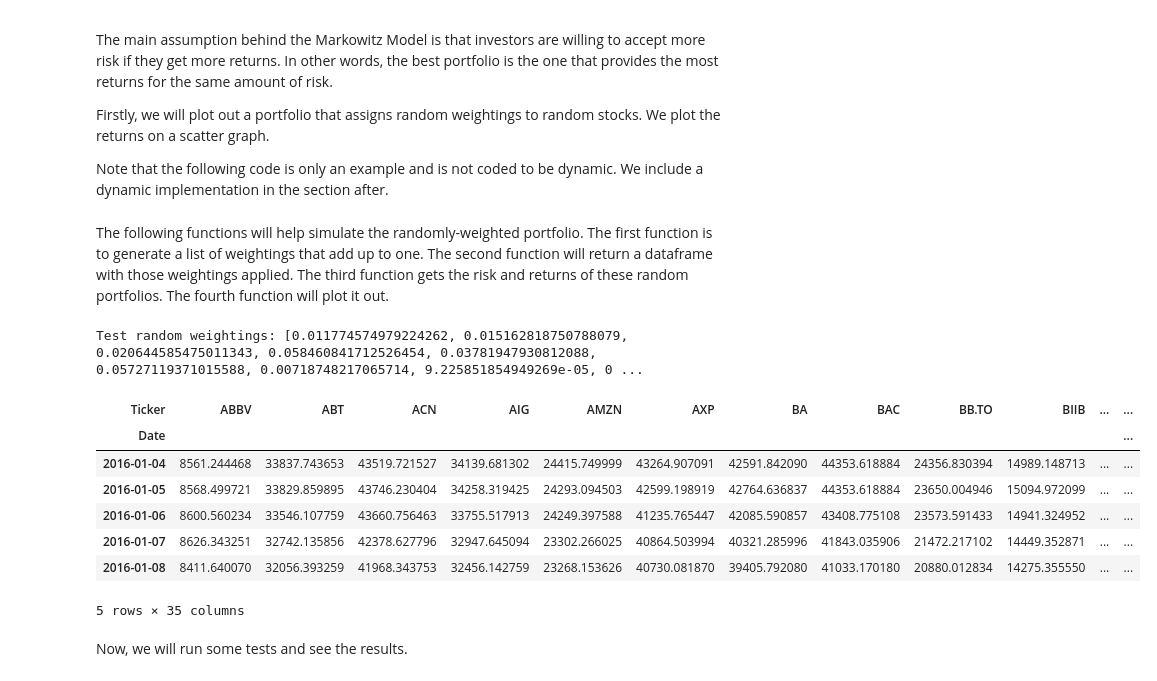
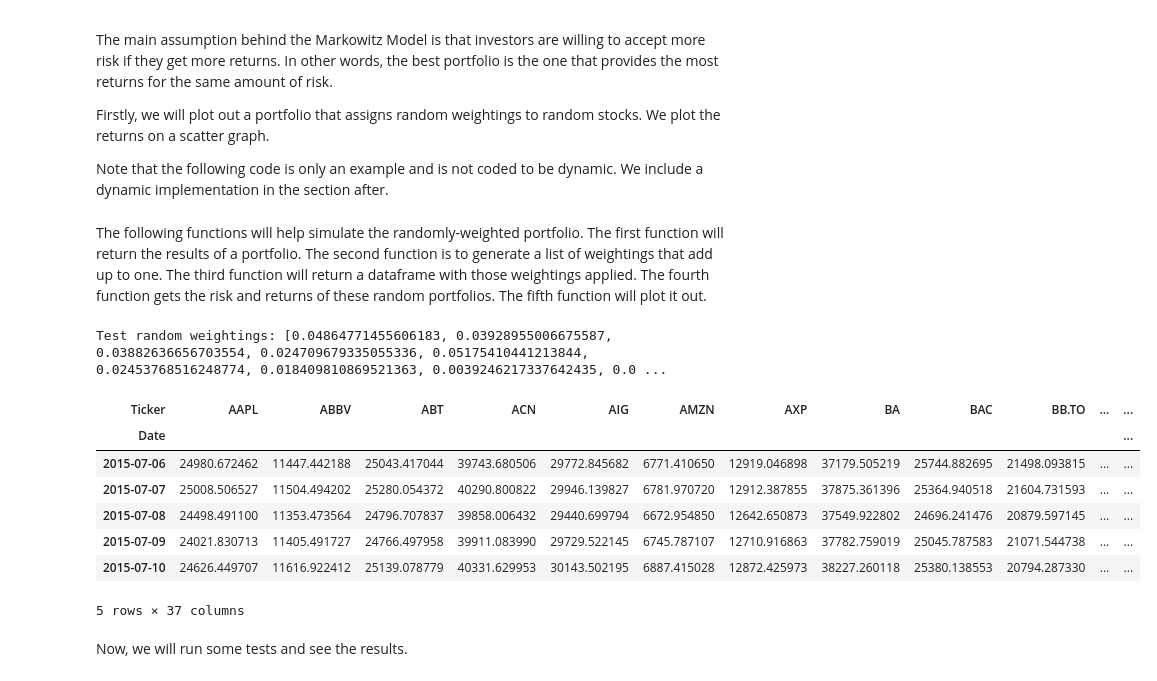
Before and after one commit to JasonLi14/Portfolio-Analyzer, a Jupyter notebook: Team_02_Assignment.ipynb, the cells around one changed output. Saved outputs shown, nothing was run; the diff lists cells and outputs as text; code cells hidden in the pictures.

Commit message:
Incorporate my portion with the resst of the code -Jason

```diff
--- a/Team_02_Assignment.ipynb
+++ b/Team_02_Assignment.ipynb
@@ -333,9 +328,19 @@ def correlation_filter(prices: pd.DataFrame, max_corr: float):
             i += 1
     return tickers
 
-stock_pct_change = close_prices.pct_change(fill_method=None)
-stock_pct_change.drop(index=stock_pct_change.index[0], inplace=True)
 
+def convertToPct(df):
+    """
+    Converts a stock dataframe to percentage changes
+    :param df: pd.DataFrame
+    :return: pd.DataFrame
+    """
+    pct_df = df.pct_change(fill_method=None)
+    # Drop first row
+    pct_df.drop(index=pct_df.index[0], inplace=True)
+    return pct_df
+
+stock_pct_change = convertToPct(close_prices)
 stock_pct_change = keep_tickers(stock_pct_change, correlation_filter(stock_pct_change, 0.5))
 
 display(stock_pct_change.head())
@@ -603,13 +608,3 @@ Finally, reduce the number of stock prices that we have in our dataframe to cont
 # %% [markdown]
 # Finding the Weightings
 In this section, we will try to find the optimal weightings with the stocks that have been chosen. We will be implementing ideas from Modern Portfolio Theory. In the next section, we will go over the theory behind this model. Then, we will implement our ideas to create a portfolio that meets our needs.
-# %%
-# THIS WILL PROBABLY BE REMOVED
-# This code block is to get stocks data
-import jason
-import markowitz
-start_date = "2012-11-09"
-end_date = "2024-11-09"
-valid_stocks = ["AAPL", "MSFT", "AMZN", "NASDAQ", "SPY"]
-close_prices = markowitz.getClosePrices(start_date, end_date, valid_stocks[:4], start_date)
-display(close_prices.head())
@@ -623,8 +616,16 @@ Firstly, we will plot out a portfolio that assigns random weightings to random s
 
 Note that the following code is only an example and is not coded to be dynamic. We include a dynamic implementation in the section after.
 # %% [markdown]
-The following functions will help simulate the randomly-weighted portfolio. The first function is to generate a list of weightings that add up to one. The second function will return a dataframe with those weightings applied. The third function gets the risk and returns of these random portfolios. The fourth function will plot it out.
+The following functions will help simulate the randomly-weighted portfolio. The first function will return the results of a portfolio. The second function is to generate a list of weightings that add up to one. The third function will return a dataframe with those weightings applied. The fourth function gets the risk and returns of these random portfolios. The fifth function will plot it out.
 # %%
+def getPortfolioResults(df: pd.DataFrame) -> Tuple:
+    # Returns the average returns and standard deviation of the portfolio
+    pf_value = df.sum(axis=1)
+    pct_df = convertToPct(pf_value)
+    avg_returns = pct_df.mean()
+    std = pct_df.std()
+    return avg_returns, std
+
 def getRandomWeightings(length: int, min_weight: float = 0) -> List[float]:
     # Returns a list of random weightings
     # Requires that the min_weight * len <= 1
@@ -657,44 +658,45 @@ def simulateRandom(tests: int, stock_data: pd.DataFrame) -> Tuple[list, list, fl
     stocks_amount = len(stock_data.columns)
     results = [[], [], []]
     min_std = 1000  # We want to find the minimum and maximum standard deviations later
     max_std = -1000
     weighting_record = []
     for test in range(tests):  # simulate a set amount of tests
         weightings = getRandomWeightings(stocks_amount, 0.03)
         weighted_df = applyWeightings(stock_data, weightings, 1000000)  # Find df with weightings
-        avg_return, std = markowitz.getPortfolioResults(weighted_df)  # Find metrics for performance
+        avg_return, std = getPortfolioResults(weighted_df)  # Find metrics for performance
         results[0].append(avg_return)
         results[1].append(std)
         # Annualize Sharpe Ratio  as it is commonly meausred annualy, and
         # we have daily data. The standard deviation does not increase
         # at the same rate as the returns (instead, if the returns increase
         # by x times, then the standard deviation icnreases by sqrt(x) times).
         results[2].append(avg_return / std * (252 ** 0.5))
         min_std = min(std, min_std)
         max_std = max(std, max_std)
         weighting_record.append(weightings)
     return results, weighting_record, min_std, max_std
 
 
 def plotSimulation(results: list):
     x = results[1]  # Get the risk/standard deviation
     y = results[0]  # Get the return
     colors = results[2]  # Use Sharpe Ratio to determine color
     plt.scatter(x, y, c=colors, cmap='summer')
     plt.title("Graph of Various Weightings with the Portfolio")
     plt.xlabel("Standard Deviation")
-    plt.ylabel("Average Daily Returns (%)")
+    plt.xticks(rotation=60)
+    plt.ylabel("Average Daily Returns")
     plt.colorbar(label="Sharpe Ratio")
 # %% [output]
-Test random weightings: [0.011774574979224262, 0.015162818750788079, 0.020644585475011343, 0.058460841712526454, 0.03781947930812088, 0.05727119371015588, 0.00718748217065714, 9.225851854949269e-05, 0 ...
+Test random weightings: [0.04864771455606183, 0.03928955006675587, 0.03882636656703554, 0.024709679335055336, 0.05175410441213844, 0.02453768516248774, 0.018409810869521363, 0.0039246217337642435, 0.0 ...
-| Ticker | ABBV | ABT | ACN | AIG | AMZN | AXP | BA | BAC | BB.TO | BIIB | ... | ... |
+| Ticker | AAPL | ABBV | ABT | ACN | AIG | AMZN | AXP | BA | BAC | BB.TO | ... | ... |
 | Date |  |  |  |  |  |  |  |  |  |  |  | ... |
-| 2016-01-04 | 8561.244468 | 33837.743653 | 43519.721527 | 34139.681302 | 24415.749999 | 43264.907091 | 42591.842090 | 44353.618884 | 24356.830394 | 14989.148713 | ... | ... |
-| 2016-01-05 | 8568.499721 | 33829.859895 | 43746.230404 | 34258.319425 | 24293.094503 | 42599.198919 | 42764.636837 | 44353.618884 | 23650.004946 | 15094.972099 | ... | ... |
-| 2016-01-06 | 8600.560234 | 33546.107759 | 43660.756463 | 33755.517913 | 24249.397588 | 41235.765447 | 42085.590857 | 43408.775108 | 23573.591433 | 14941.324952 | ... | ... |
-| 2016-01-07 | 8626.343251 | 32742.135856 | 42378.627796 | 32947.645094 | 23302.266025 | 40864.503994 | 40321.285996 | 41843.035906 | 21472.217102 | 14449.352871 | ... | ... |
-| 2016-01-08 | 8411.640070 | 32056.393259 | 41968.343753 | 32456.142759 | 23268.153626 | 40730.081870 | 39405.792080 | 41033.170180 | 20880.012834 | 14275.355550 | ... | ... |
+| 2015-07-06 | 24980.672462 | 11447.442188 | 25043.417044 | 39743.680506 | 29772.845682 | 6771.410650 | 12919.046898 | 37179.505219 | 25744.882695 | 21498.093815 | ... | ... |
+| 2015-07-07 | 25008.506527 | 11504.494202 | 25280.054372 | 40290.800822 | 29946.139827 | 6781.970720 | 12912.387855 | 37875.361396 | 25364.940518 | 21604.731593 | ... | ... |
+| 2015-07-08 | 24498.491100 | 11353.473564 | 24796.707837 | 39858.006432 | 29440.699794 | 6672.954850 | 12642.650873 | 37549.922802 | 24696.241476 | 20879.597145 | ... | ... |
+| 2015-07-09 | 24021.830713 | 11405.491727 | 24766.497958 | 39911.083990 | 29729.522145 | 6745.787107 | 12710.916863 | 37782.759019 | 25045.787583 | 21071.544738 | ... | ... |
+| 2015-07-10 | 24626.449707 | 11616.922412 | 25139.078779 | 40331.629953 | 30143.502195 | 6887.415028 | 12872.425973 | 38227.260118 | 25380.138553 | 20794.287330 | ... | ... |
-5 rows × 35 columns
+5 rows × 37 columns
 # %% [markdown]
 Now, we will run some tests and see the results.
 # %%
```
Also changed, not shown: parts of 8 cells of this notebook.
